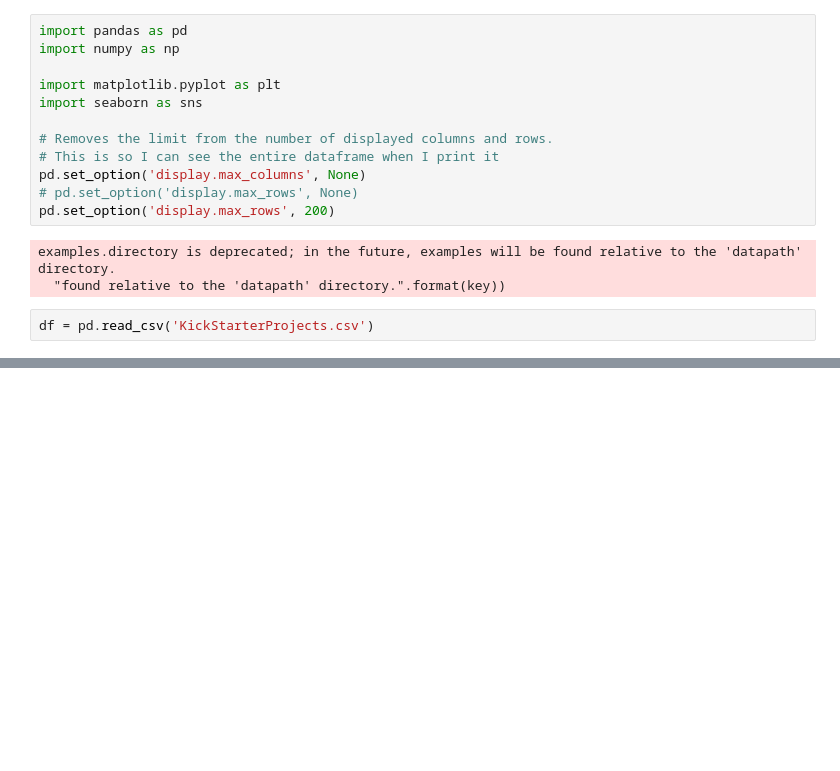
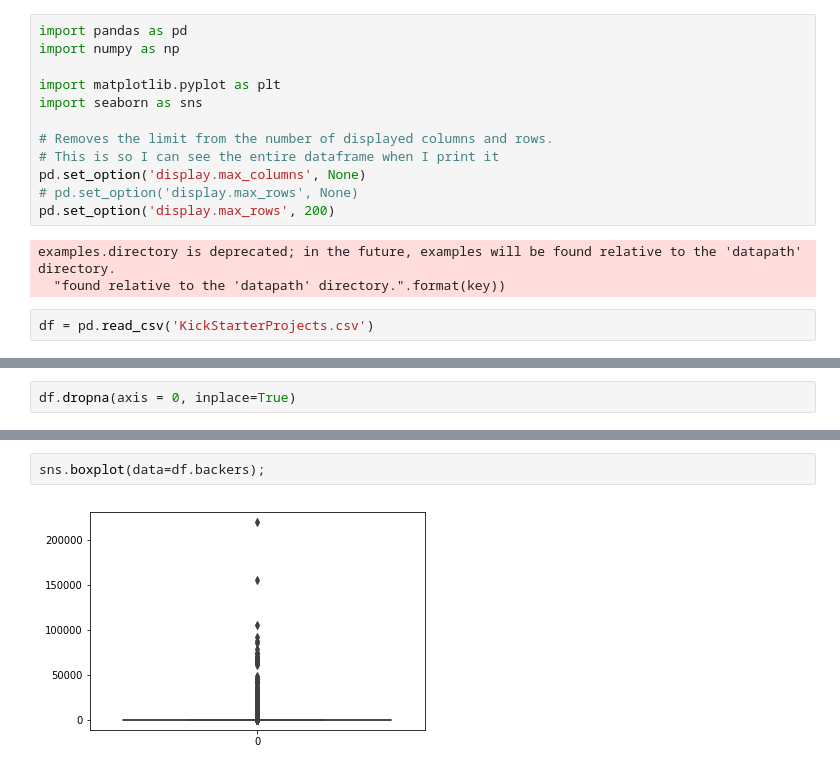
Before and after one commit to Isaac009/PGP-AIML, a Jupyter notebook: LR/Week_2/Quiz.ipynb, the cells around one changed output, grey strips where cells are left out. Drawn from its saved outputs; the diff is of its cells as text; blank space fills up the shorter version.

```diff
--- a/LR/Week_2/Quiz.ipynb
+++ b/LR/Week_2/Quiz.ipynb
@@ -61,0 +135,2 @@ df.sample(10)
+# %%
+df.dropna(axis = 0, inplace=True)
@@ -61,0 +150,4 @@ df.sample(10)
+# %%
+sns.boxplot(data=df.backers);
+# %% [output]
+[figure, added]
```
Also changed, not shown: parts of 34 cells of this notebook.
